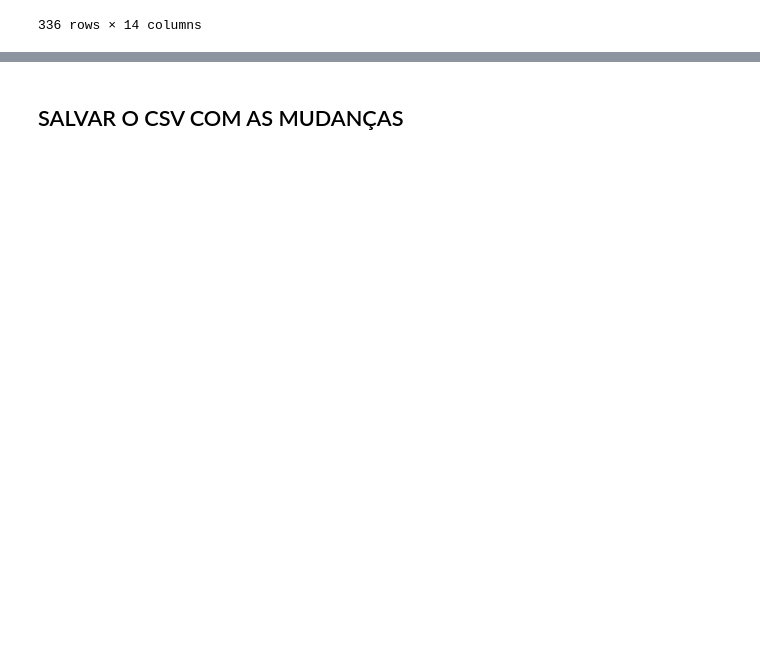
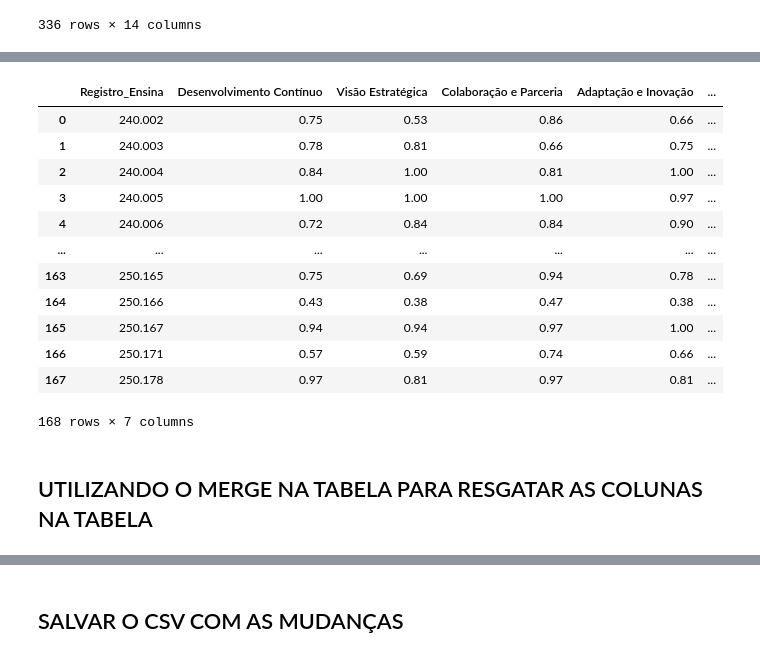
Before and after one commit to FelipeEsmaile/Case_Ensina_Brasil, a Jupyter notebook: tratamento_avali_terceiros.ipynb, the cells around one changed output, grey strips where cells are left out. Drawn from its saved outputs; the diff is of its cells as text; code cells hidden in the pictures; blank space fills up the shorter version.

```diff
--- a/tratamento_avali_terceiros.ipynb
+++ b/tratamento_avali_terceiros.ipynb
@@ -369,0 +495,20 @@ del df_copia
+# %%
+# Arredondamos as notas
+df_copia_agrupado = df_copia_agrupado.round(2)
+# %%
+df_agrupado = df_copia_agrupado
+df_agrupado
+# %% [output]
+|  | Registro_Ensina | Desenvolvimento Contínuo | Visão Estratégica | Colaboração e Parceria | Adaptação e Inovação | ... |
+| 0 | 240.002 | 0.75 | 0.53 | 0.86 | 0.66 | ... |
+| 1 | 240.003 | 0.78 | 0.81 | 0.66 | 0.75 | ... |
+| 2 | 240.004 | 0.84 | 1.00 | 0.81 | 1.00 | ... |
+| 3 | 240.005 | 1.00 | 1.00 | 1.00 | 0.97 | ... |
+| 4 | 240.006 | 0.72 | 0.84 | 0.84 | 0.90 | ... |
+| ... | ... | ... | ... | ... | ... | ... |
+| 163 | 250.165 | 0.75 | 0.69 | 0.94 | 0.78 | ... |
+| 164 | 250.166 | 0.43 | 0.38 | 0.47 | 0.38 | ... |
+| 165 | 250.167 | 0.94 | 0.94 | 0.97 | 1.00 | ... |
+| 166 | 250.171 | 0.57 | 0.59 | 0.74 | 0.66 | ... |
+| 167 | 250.178 | 0.97 | 0.81 | 0.97 | 0.81 | ... |
+168 rows × 7 columns
@@ -369,0 +517,2 @@ del df_copia
+# %% [markdown]
+## UTILIZANDO O MERGE NA TABELA PARA RESGATAR AS COLUNAS NA TABELA
```
Also changed, not shown: parts of 22 cells of this notebook, 2 other files.
